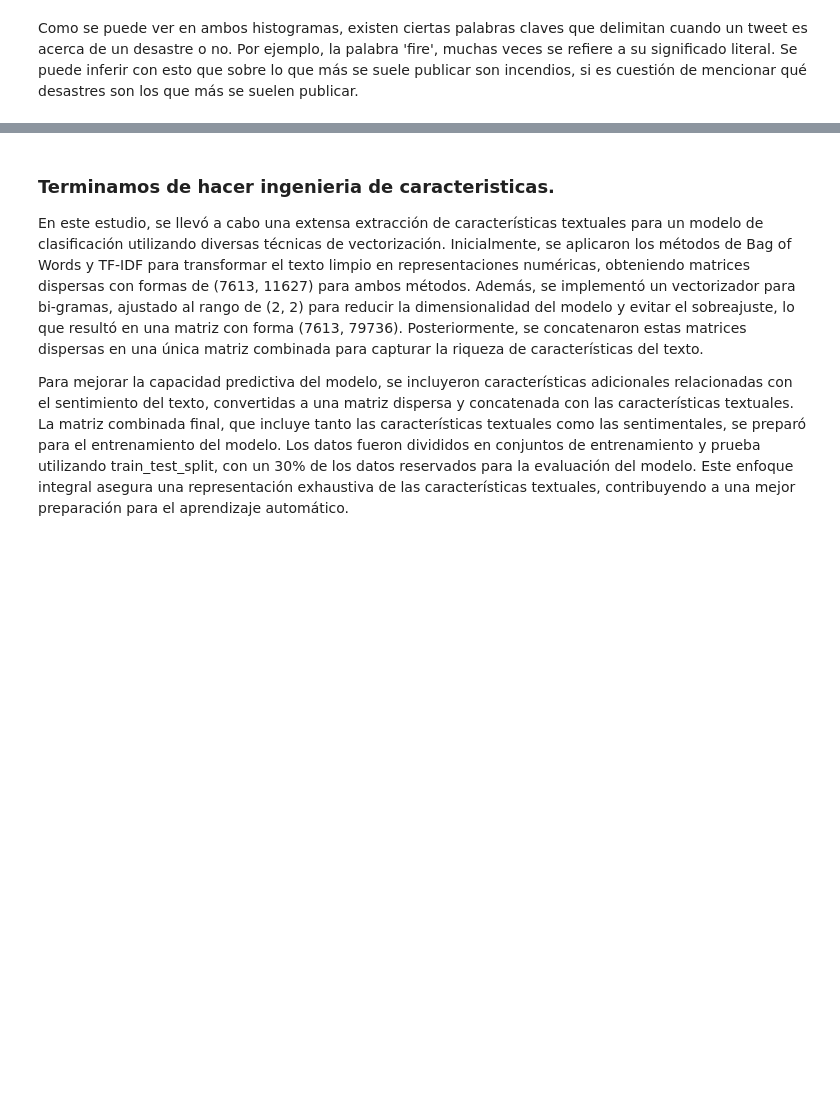
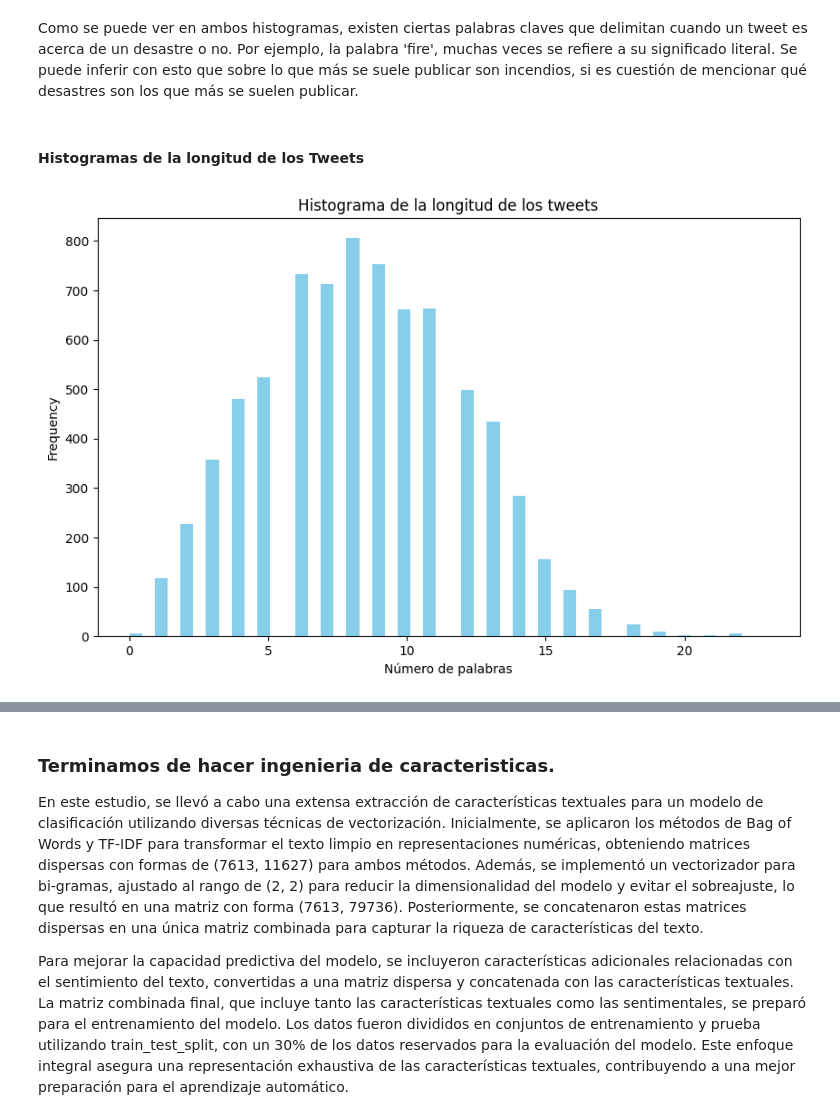
Before and after one commit to emiliosolanoo21/TextMining, a Jupyter notebook: textMining.ipynb, the cells around one changed output, grey strips where cells are left out. Cells and saved outputs as stored; diff of their text form; code cells hidden in the pictures; blank space fills up the shorter version.

```diff
--- a/textMining.ipynb
+++ b/textMining.ipynb
@@ -271,3 +286,15 @@ Plot histogram
 [figure]
 # %% [markdown]
 Como se puede ver en ambos histogramas, existen ciertas palabras claves que delimitan cuando un tweet es acerca de un desastre o no. Por ejemplo, la palabra 'fire', muchas veces se refiere a su significado literal. Se puede inferir con esto que sobre lo que más se suele publicar son incendios, si es cuestión de mencionar qué desastres son los que más se suelen publicar.
+# %% [markdown]
+#### Histogramas de la longitud de los Tweets
+# %%
+# Añadir una columna para la longitud de cada tweet
+df['tweet_length'] = df['cleaned_text'].apply(lambda x: len(x.split()))
+
+plt.figure(figsize=(10, 6))
+df['tweet_length'].plot(kind='hist', bins=50, color='skyblue', title='Histograma de la longitud de los tweets')
+plt.xlabel('Número de palabras')
+plt.show()
+# %% [output]
+[figure, added]
```
Also changed, not shown: parts of 10 cells of this notebook.
